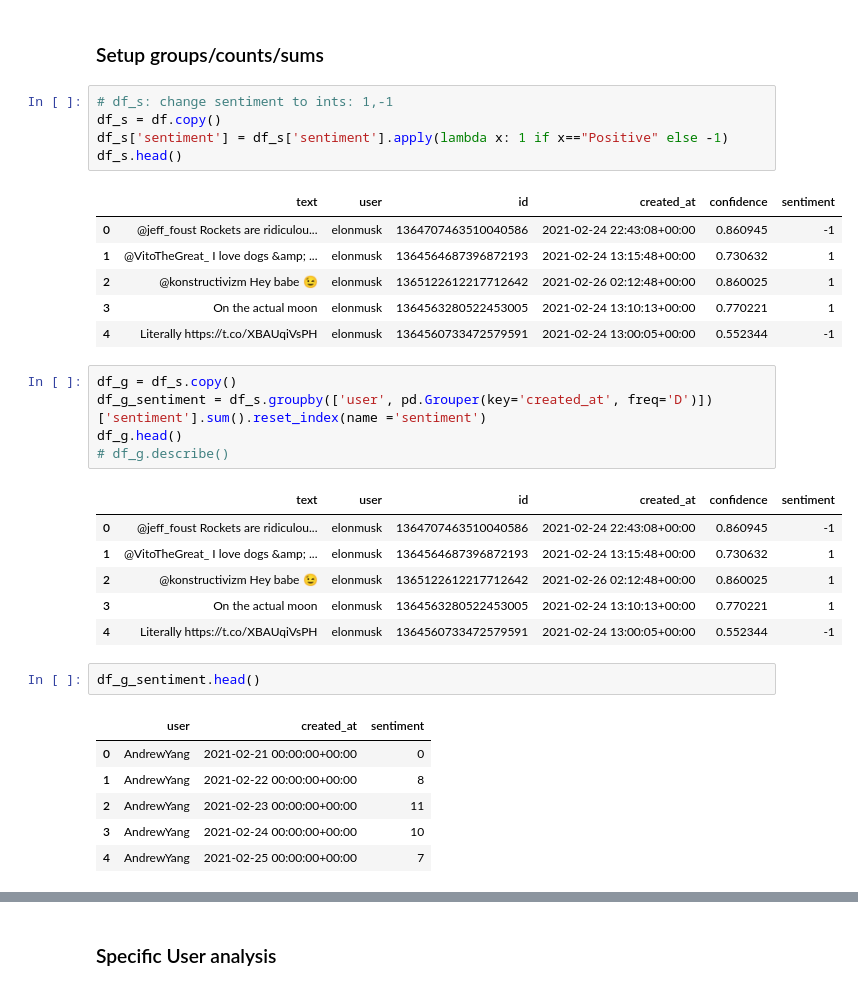
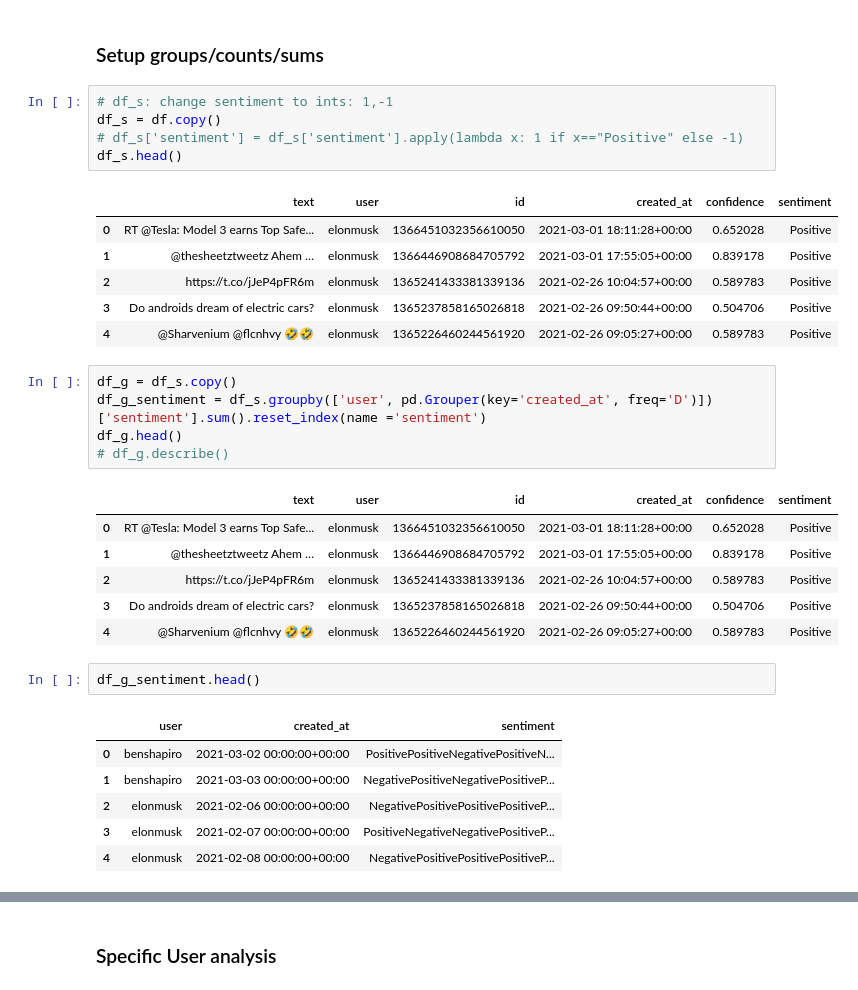
Before and after one commit to nlpathak/ECE-143-Team4, a Jupyter notebook: Final_Project/Sentiment_Analysis/Graphics.ipynb, the cells around one changed output, grey strips where cells are left out. Saved outputs shown, nothing was run; the diff lists cells and outputs as text.

```diff
--- a/Final_Project/Sentiment_Analysis/Graphics.ipynb
+++ b/Final_Project/Sentiment_Analysis/Graphics.ipynb
@@ -53,15 +77,15 @@ df.head()
 # %%
 # df_s: change sentiment to ints: 1,-1
 df_s = df.copy()
-df_s['sentiment'] = df_s['sentiment'].apply(lambda x: 1 if x=="Positive" else -1)
+# df_s['sentiment'] = df_s['sentiment'].apply(lambda x: 1 if x=="Positive" else -1)
 df_s.head()
 # %% [output]
 |  | text | user | id | created_at | confidence | sentiment |
-| 0 | @jeff_foust Rockets are ridiculou... | elonmusk | 1364707463510040586 | 2021-02-24 22:43:08+00:00 | 0.860945 | -1 |
-| 1 | @VitoTheGreat_ I love dogs &amp; ... | elonmusk | 1364564687396872193 | 2021-02-24 13:15:48+00:00 | 0.730632 | 1 |
-| 2 | @konstructivizm Hey babe 😉 | elonmusk | 1365122612217712642 | 2021-02-26 02:12:48+00:00 | 0.860025 | 1 |
-| 3 | On the actual moon | elonmusk | 1364563280522453005 | 2021-02-24 13:10:13+00:00 | 0.770221 | 1 |
-| 4 | Literally https://t.co/XBAUqiVsPH | elonmusk | 1364560733472579591 | 2021-02-24 13:00:05+00:00 | 0.552344 | -1 |
+| 0 | RT @Tesla: Model 3 earns Top Safe... | elonmusk | 1366451032356610050 | 2021-03-01 18:11:28+00:00 | 0.652028 | Positive |
+| 1 | @thesheetztweetz Ahem … | elonmusk | 1366446908684705792 | 2021-03-01 17:55:05+00:00 | 0.839178 | Positive |
+| 2 | https://t.co/jJeP4pFR6m | elonmusk | 1365241433381339136 | 2021-02-26 10:04:57+00:00 | 0.589783 | Positive |
+| 3 | Do androids dream of electric cars? | elonmusk | 1365237858165026818 | 2021-02-26 09:50:44+00:00 | 0.504706 | Positive |
+| 4 | @Sharvenium @flcnhvy 🤣🤣 | elonmusk | 1365226460244561920 | 2021-02-26 09:05:27+00:00 | 0.589783 | Positive |
 # %%
 df_g = df_s.copy()
 df_g_sentiment = df_s.groupby(['user', pd.Grouper(key='created_at', freq='D')])['sentiment'].sum().reset_index(name ='sentiment')
@@ -69,20 +93,20 @@ df_g.head()
 # df_g.describe()
 # %% [output]
 |  | text | user | id | created_at | confidence | sentiment |
-| 0 | @jeff_foust Rockets are ridiculou... | elonmusk | 1364707463510040586 | 2021-02-24 22:43:08+00:00 | 0.860945 | -1 |
-| 1 | @VitoTheGreat_ I love dogs &amp; ... | elonmusk | 1364564687396872193 | 2021-02-24 13:15:48+00:00 | 0.730632 | 1 |
-| 2 | @konstructivizm Hey babe 😉 | elonmusk | 1365122612217712642 | 2021-02-26 02:12:48+00:00 | 0.860025 | 1 |
-| 3 | On the actual moon | elonmusk | 1364563280522453005 | 2021-02-24 13:10:13+00:00 | 0.770221 | 1 |
-| 4 | Literally https://t.co/XBAUqiVsPH | elonmusk | 1364560733472579591 | 2021-02-24 13:00:05+00:00 | 0.552344 | -1 |
+| 0 | RT @Tesla: Model 3 earns Top Safe... | elonmusk | 1366451032356610050 | 2021-03-01 18:11:28+00:00 | 0.652028 | Positive |
+| 1 | @thesheetztweetz Ahem … | elonmusk | 1366446908684705792 | 2021-03-01 17:55:05+00:00 | 0.839178 | Positive |
+| 2 | https://t.co/jJeP4pFR6m | elonmusk | 1365241433381339136 | 2021-02-26 10:04:57+00:00 | 0.589783 | Positive |
+| 3 | Do androids dream of electric cars? | elonmusk | 1365237858165026818 | 2021-02-26 09:50:44+00:00 | 0.504706 | Positive |
+| 4 | @Sharvenium @flcnhvy 🤣🤣 | elonmusk | 1365226460244561920 | 2021-02-26 09:05:27+00:00 | 0.589783 | Positive |
 # %%
 df_g_sentiment.head()
 # %% [output]
 |  | user | created_at | sentiment |
-| 0 | AndrewYang | 2021-02-21 00:00:00+00:00 | 0 |
-| 1 | AndrewYang | 2021-02-22 00:00:00+00:00 | 8 |
-| 2 | AndrewYang | 2021-02-23 00:00:00+00:00 | 11 |
-| 3 | AndrewYang | 2021-02-24 00:00:00+00:00 | 10 |
-| 4 | AndrewYang | 2021-02-25 00:00:00+00:00 | 7 |
+| 0 | benshapiro | 2021-03-02 00:00:00+00:00 | PositivePositiveNegativePositiveN... |
+| 1 | benshapiro | 2021-03-03 00:00:00+00:00 | NegativePositiveNegativePositiveP... |
+| 2 | elonmusk | 2021-02-06 00:00:00+00:00 | NegativePositivePositivePositiveP... |
+| 3 | elonmusk | 2021-02-07 00:00:00+00:00 | PositiveNegativeNegativePositiveP... |
+| 4 | elonmusk | 2021-02-08 00:00:00+00:00 | NegativePositivePositivePositiveP... |
 # %%
 # fig, ax = plt.subplots(figsize=(30,10))
 cdm = {"Positive": "Blue", "Negative": "Red"}
```
Also changed, not shown: parts of 9 cells of this notebook, 16 other files.
